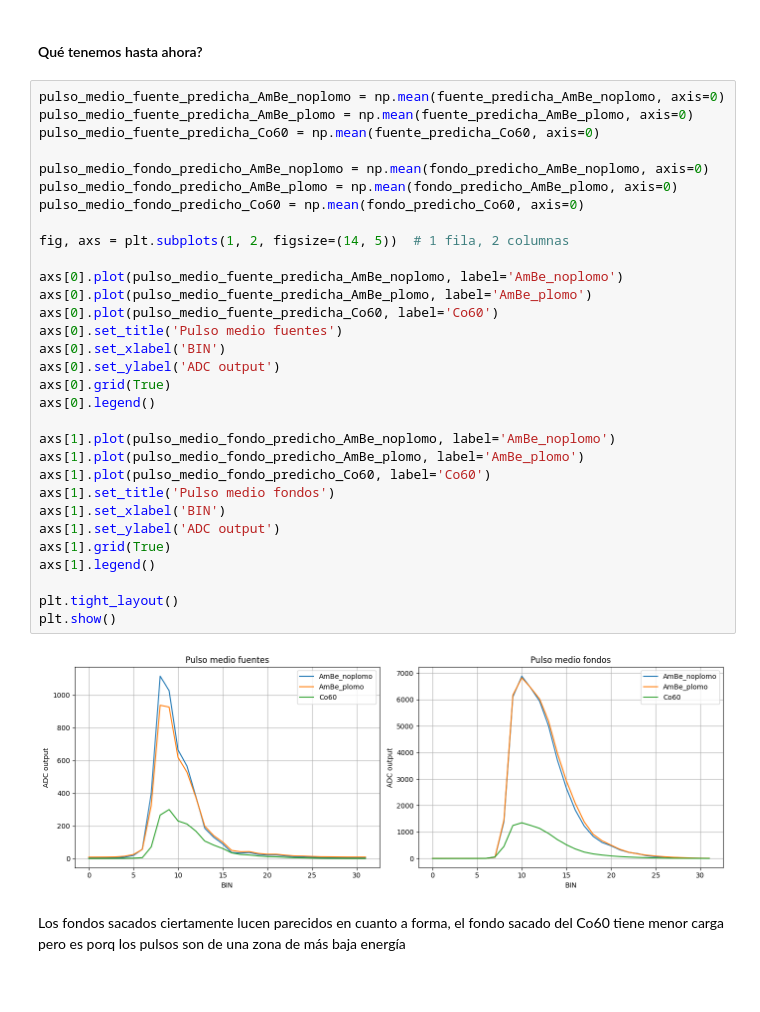
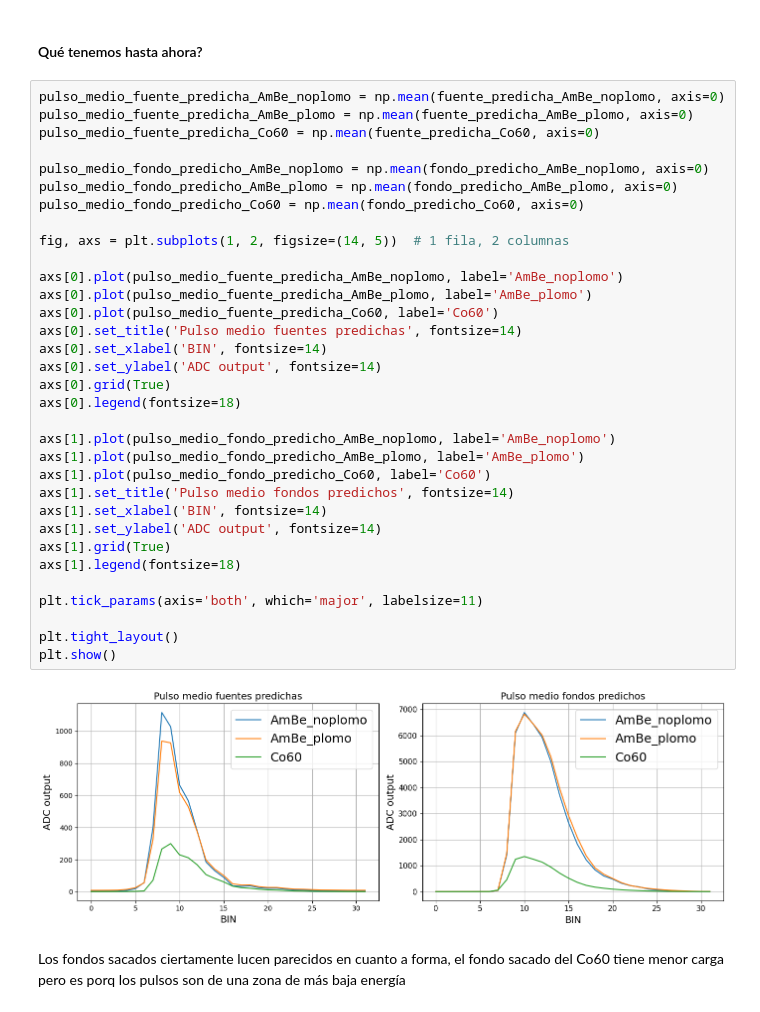
Before and after one commit to saisito/MLF_nunez-alejandro, a Jupyter notebook: nunez-alejandro.ipynb, the cells around one changed output. Saved outputs shown, nothing was run; the diff lists cells and outputs as text.

```diff
--- a/nunez-alejandro.ipynb
+++ b/nunez-alejandro.ipynb
@@ -595,36 +595,38 @@ fondo_predicho_AmBe_noplomo = fuente_real_AmBe_noplomo[predictions_fuente_AmBe_n
 # %%
 pulso_medio_fuente_predicha_AmBe_noplomo = np.mean(fuente_predicha_AmBe_noplomo, axis=0)
 pulso_medio_fuente_predicha_AmBe_plomo = np.mean(fuente_predicha_AmBe_plomo, axis=0)
 pulso_medio_fuente_predicha_Co60 = np.mean(fuente_predicha_Co60, axis=0)
 
 pulso_medio_fondo_predicho_AmBe_noplomo = np.mean(fondo_predicho_AmBe_noplomo, axis=0)
 pulso_medio_fondo_predicho_AmBe_plomo = np.mean(fondo_predicho_AmBe_plomo, axis=0)
 pulso_medio_fondo_predicho_Co60 = np.mean(fondo_predicho_Co60, axis=0)
 
 fig, axs = plt.subplots(1, 2, figsize=(14, 5))  # 1 fila, 2 columnas
 
 axs[0].plot(pulso_medio_fuente_predicha_AmBe_noplomo, label='AmBe_noplomo')
 axs[0].plot(pulso_medio_fuente_predicha_AmBe_plomo, label='AmBe_plomo')
 axs[0].plot(pulso_medio_fuente_predicha_Co60, label='Co60')
-axs[0].set_title('Pulso medio fuentes')
-axs[0].set_xlabel('BIN')
-axs[0].set_ylabel('ADC output')
+axs[0].set_title('Pulso medio fuentes predichas', fontsize=14)
+axs[0].set_xlabel('BIN', fontsize=14)
+axs[0].set_ylabel('ADC output', fontsize=14)
 axs[0].grid(True)
-axs[0].legend()
+axs[0].legend(fontsize=18)
 
 axs[1].plot(pulso_medio_fondo_predicho_AmBe_noplomo, label='AmBe_noplomo')
 axs[1].plot(pulso_medio_fondo_predicho_AmBe_plomo, label='AmBe_plomo')
 axs[1].plot(pulso_medio_fondo_predicho_Co60, label='Co60')
-axs[1].set_title('Pulso medio fondos')
-axs[1].set_xlabel('BIN')
-axs[1].set_ylabel('ADC output')
+axs[1].set_title('Pulso medio fondos predichos', fontsize=14)
+axs[1].set_xlabel('BIN', fontsize=14)
+axs[1].set_ylabel('ADC output', fontsize=14)
 axs[1].grid(True)
-axs[1].legend()
+axs[1].legend(fontsize=18)
+
+plt.tick_params(axis='both', which='major', labelsize=11)
 
 plt.tight_layout()
 plt.show()
 # %% [output]
-[figure, old version]
+[figure, new version]
 # %% [markdown]
 Los fondos sacados ciertamente lucen parecidos en cuanto a forma, el fondo sacado del Co60 tiene menor carga pero es porq los pulsos son de una zona de más baja energía
 # %% [markdown]
```
Also changed, not shown: parts of 54 cells of this notebook.
